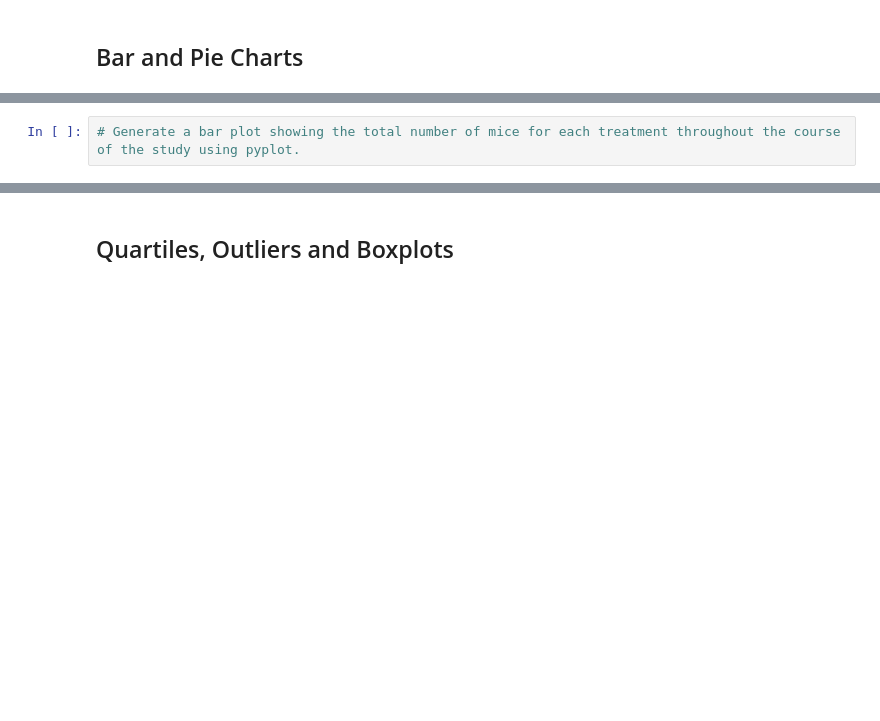
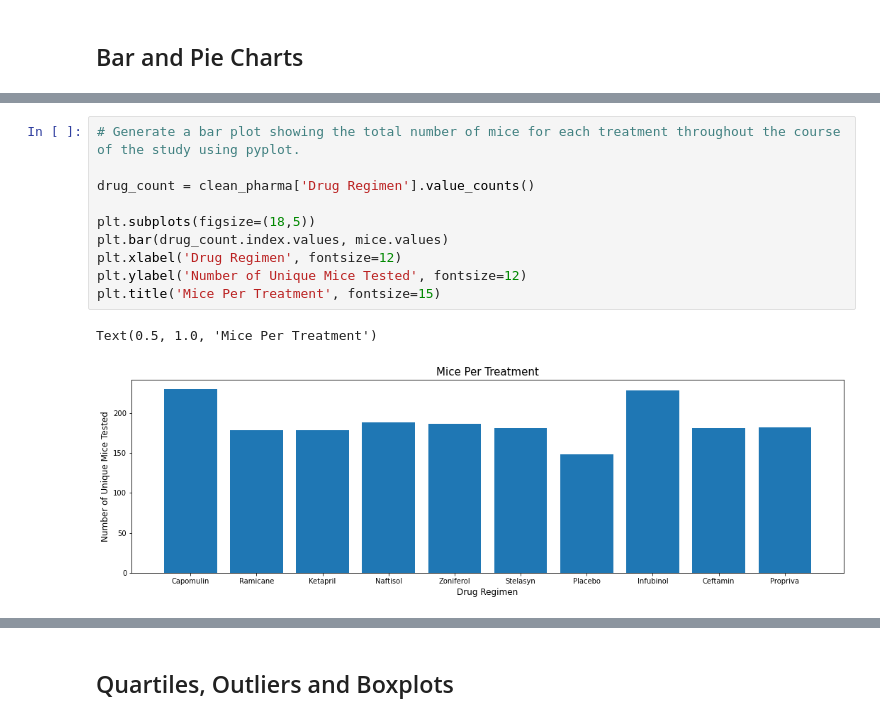
Before and after one commit to anisali01/05_MatplotlibChallenge, a Jupyter notebook: Pymaceuticals.ipynb, the cells around one changed output, grey strips where cells are left out. Cells and saved outputs as stored; diff of their text form; blank space fills up the shorter version.

```diff
--- a/Pymaceuticals.ipynb
+++ b/Pymaceuticals.ipynb
@@ -149,4 +160,15 @@ summary_table_clean
 # %%
 # Generate a bar plot showing the total number of mice for each treatment throughout the course of the study using pyplot.
+
+drug_count = clean_pharma['Drug Regimen'].value_counts()
+
+plt.subplots(figsize=(18,5))
+plt.bar(drug_count.index.values, mice.values)
+plt.xlabel('Drug Regimen', fontsize=12)
+plt.ylabel('Number of Unique Mice Tested', fontsize=12)
+plt.title('Mice Per Treatment', fontsize=15)
+# %% [output]
+Text(0.5, 1.0, 'Mice Per Treatment')
+[figure, added]
 # %%
 # Generate a pie plot showing the distribution of female versus male mice using pandas
```
Also changed, not shown: parts of 6 cells of this notebook.
